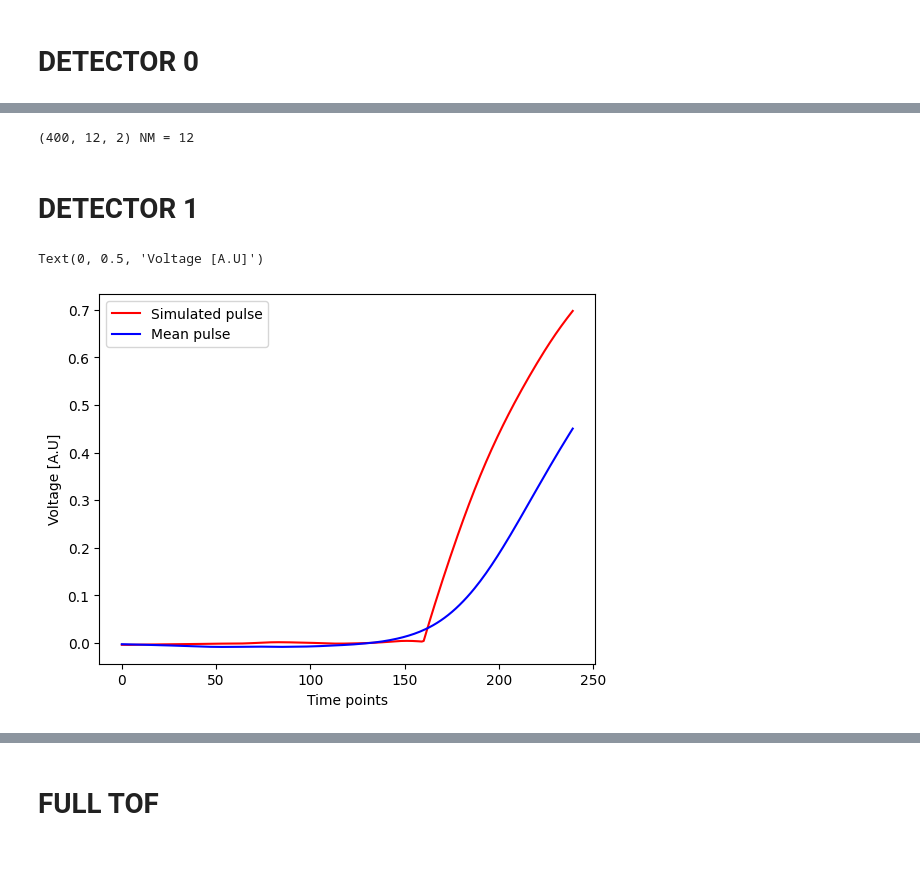
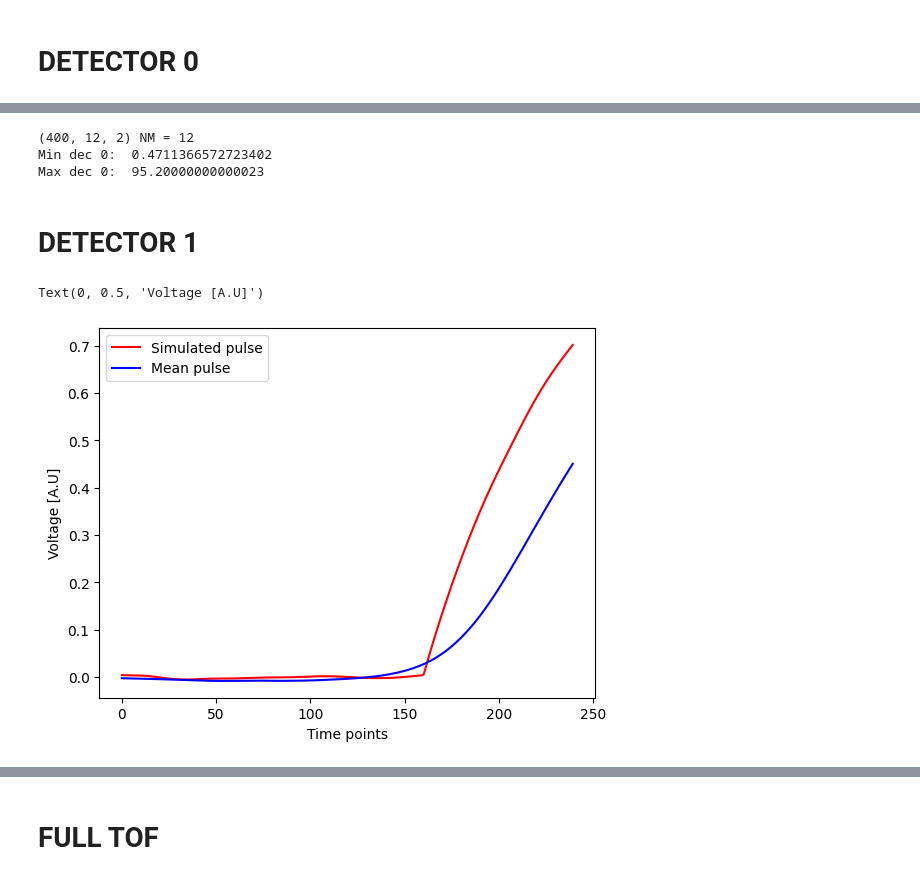
Before and after one commit to wjosefw/Signal-processing-with-Neural-networks, a Jupyter notebook: simulados_plus_mean_pulses.ipynb, the cells around one changed output, grey strips where cells are left out. Drawn from its saved outputs; the diff is of its cells as text; code cells hidden in the pictures.

```diff
--- a/simulados_plus_mean_pulses.ipynb
+++ b/simulados_plus_mean_pulses.ipynb
@@ -134,19 +147,27 @@ M_Train_dec0 = (M_Train_dec0-min_dec0)/(max_dec0 - min_dec0)
 
 NM = np.shape(M_Train_dec0)[1]
 print(M_Train_dec0.shape, "NM =", NM)
+print('Min dec 0: ', min_dec0)
+print('Max dec 0: ', max_dec0)
 # %% [output]
 (400, 12, 2) NM = 12
+Min dec 0:  0.4711366572723402
+Max dec 0:  95.20000000000023
 # %% [markdown]
 # **DETECTOR 1**
+# %%
+#--------------------------------- Detector 0 definitions -------------------------
+tau_rise_dec1 = 12
+tau_drop_dec1 = 150
 # %%
-pulso_original_dec1 = pulso(t,70, tau_rise = 12)
+pulso_original_dec1 = pulso(t,70, tau_rise = tau_rise_dec1, tau_drop = tau_drop_dec1)
 
 plt.plot(pulso_original_dec1[start:stop],'r-', label = 'Simulated pulse')
 plt.plot(mean_pulse_dec1[start:stop],'b-', label = 'Mean pulse')
 plt.legend()
 plt.xlabel('Time points')
 plt.ylabel('Voltage [A.U]')
 # %% [output]
 Text(0, 0.5, 'Voltage [A.U]')
-[figure, old version]
+[figure, new version]
 # %%
```
Also changed, not shown: parts of 17 cells of this notebook.
